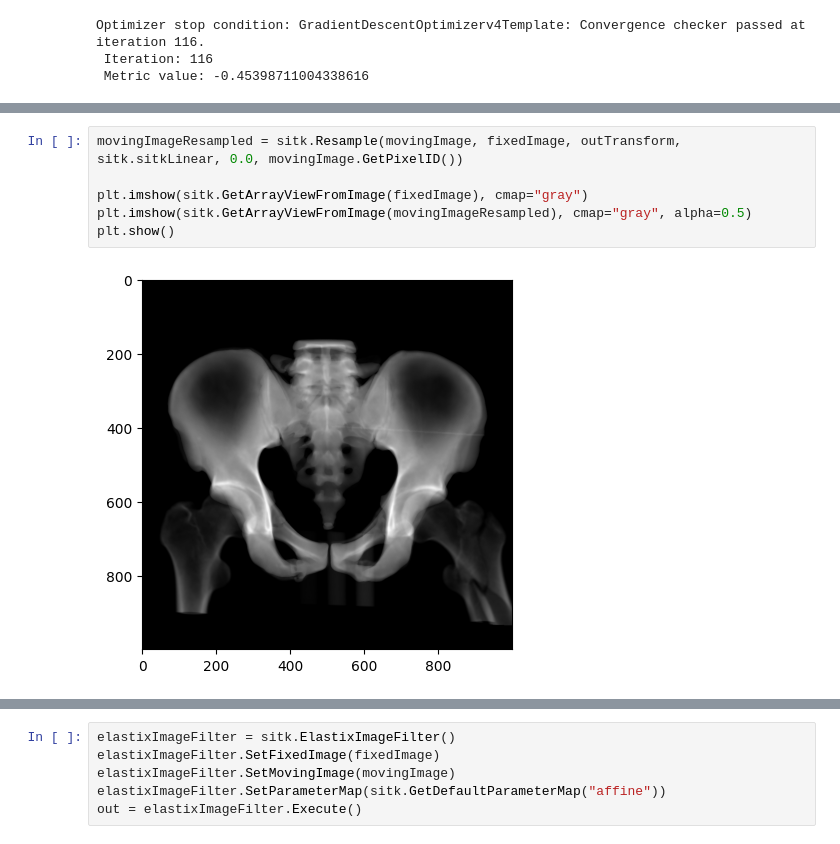
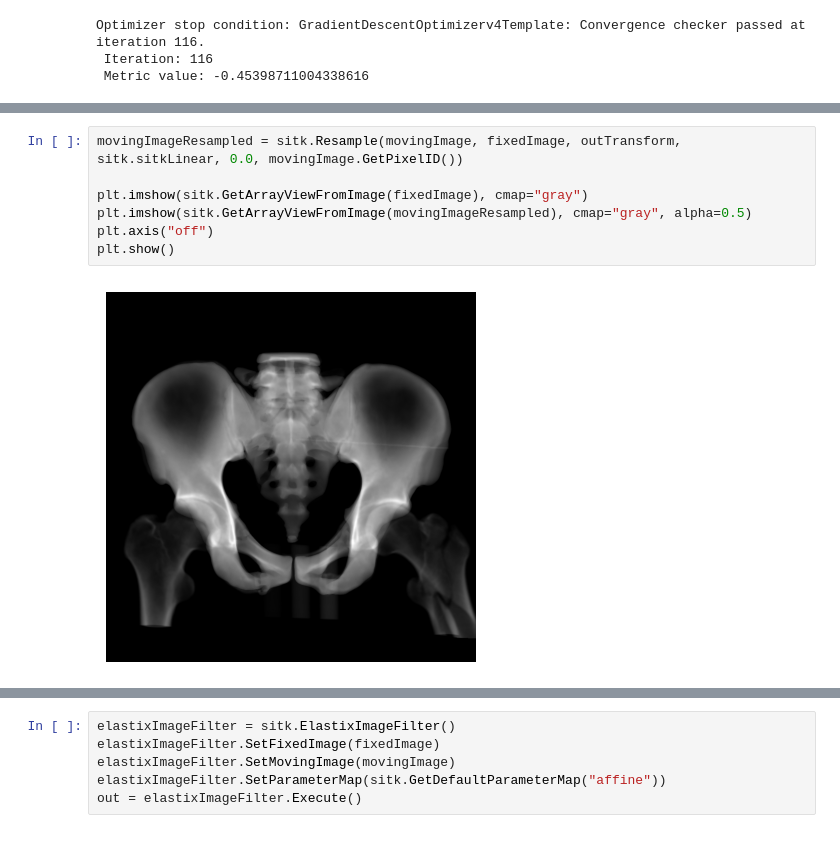
Before and after one commit to Vojtech-Benda/ca_isf, a Jupyter notebook: sitkRegistration.ipynb, the cells around one changed output, grey strips where cells are left out. Drawn from its saved outputs; the diff is of its cells as text.

```diff
--- a/sitkRegistration.ipynb
+++ b/sitkRegistration.ipynb
@@ -101,8 +115,9 @@ Optimizer stop condition: GradientDescentOptimizerv4Template: Convergence checke
 # %%
 movingImageResampled = sitk.Resample(movingImage, fixedImage, outTransform, sitk.sitkLinear, 0.0, movingImage.GetPixelID())
 
 plt.imshow(sitk.GetArrayViewFromImage(fixedImage), cmap="gray")
 plt.imshow(sitk.GetArrayViewFromImage(movingImageResampled), cmap="gray", alpha=0.5)
+plt.axis("off")
 plt.show()
 # %% [output]
-[figure, old version]
+[figure, new version]
```
Also changed, not shown: parts of 14 cells of this notebook.
